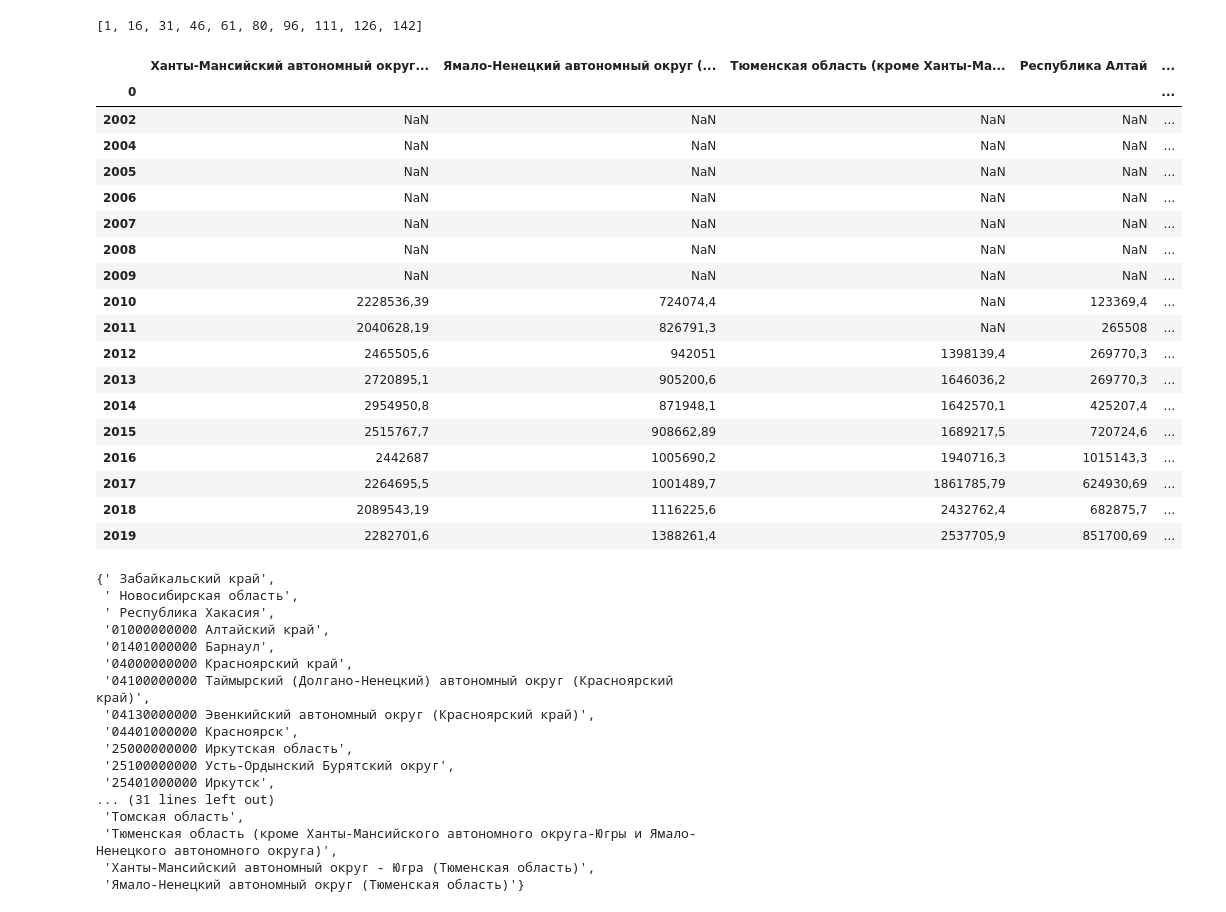
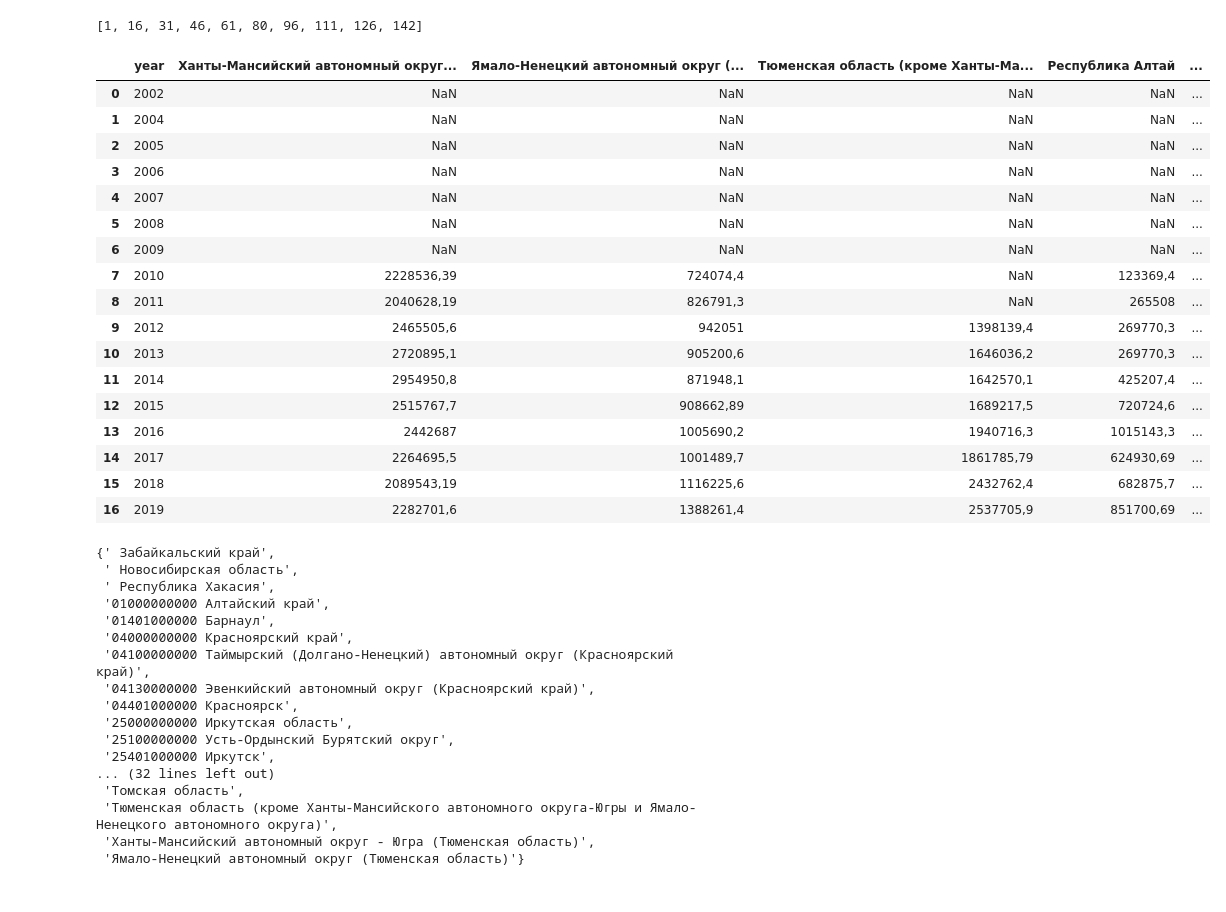
Before and after one commit to MikeTsvirkunov/trends-in-demand-for-personnel-of-industrial-enterprises, a Jupyter notebook: Split_on_CSVs.ipynb, the cells around one changed output. Drawn from its saved outputs; the diff is of its cells as text; code cells hidden in the pictures.

```diff
--- a/Split_on_CSVs.ipynb
+++ b/Split_on_CSVs.ipynb
@@ -62,32 +62,36 @@ x
 # %%
 dfs = dict()
 for i in range(len(x)-1):
     k = df.iloc[x[i]:x[i+1]]
     k.columns = df_change_columns.columns
     f = k.iloc[1:].T
     f.columns = f.iloc[0:1].T[np.nan].to_list()
-    dfs[k[np.nan].to_list()[0]] = f.iloc[1:]
+    g = f.iloc[1:].reset_index(drop=True)
+    g['year'] = df_change_columns.columns[1:]
+    g = g[g.columns.to_list()[-1:] + g.columns.to_list()[:-1]]
+    # .reset_index(drop=True)
+    # print(f.iloc[1:].rename(index={np.nan: 'year'}).index)
+    dfs[k[np.nan].to_list()[0]] = g #f.iloc[1:].rename(index={np.nan: 'year'})#, inplace=True)
 dfs[list(dfs.keys())[0]]
 # %% [output]
-|  | Ханты-Мансийский автономный округ... | Ямало-Ненецкий автономный округ (... | Тюменская область (кроме Ханты-Ма... | Республика Алтай | ... |
-| 0 |  |  |  |  | ... |
-| 2002 | NaN | NaN | NaN | NaN | ... |
-| 2004 | NaN | NaN | NaN | NaN | ... |
-| 2005 | NaN | NaN | NaN | NaN | ... |
-| 2006 | NaN | NaN | NaN | NaN | ... |
-| 2007 | NaN | NaN | NaN | NaN | ... |
-| 2008 | NaN | NaN | NaN | NaN | ... |
-| 2009 | NaN | NaN | NaN | NaN | ... |
-| 2010 | 2228536,39 | 724074,4 | NaN | 123369,4 | ... |
-| 2011 | 2040628,19 | 826791,3 | NaN | 265508 | ... |
-| 2012 | 2465505,6 | 942051 | 1398139,4 | 269770,3 | ... |
-| 2013 | 2720895,1 | 905200,6 | 1646036,2 | 269770,3 | ... |
-| 2014 | 2954950,8 | 871948,1 | 1642570,1 | 425207,4 | ... |
-| 2015 | 2515767,7 | 908662,89 | 1689217,5 | 720724,6 | ... |
-| 2016 | 2442687 | 1005690,2 | 1940716,3 | 1015143,3 | ... |
-| 2017 | 2264695,5 | 1001489,7 | 1861785,79 | 624930,69 | ... |
-| 2018 | 2089543,19 | 1116225,6 | 2432762,4 | 682875,7 | ... |
-| 2019 | 2282701,6 | 1388261,4 | 2537705,9 | 851700,69 | ... |
+|  | year | Ханты-Мансийский автономный округ... | Ямало-Ненецкий автономный округ (... | Тюменская область (кроме Ханты-Ма... | Республика Алтай | ... |
+| 0 | 2002 | NaN | NaN | NaN | NaN | ... |
+| 1 | 2004 | NaN | NaN | NaN | NaN | ... |
+| 2 | 2005 | NaN | NaN | NaN | NaN | ... |
+| 3 | 2006 | NaN | NaN | NaN | NaN | ... |
+| 4 | 2007 | NaN | NaN | NaN | NaN | ... |
+| 5 | 2008 | NaN | NaN | NaN | NaN | ... |
+| 6 | 2009 | NaN | NaN | NaN | NaN | ... |
+| 7 | 2010 | 2228536,39 | 724074,4 | NaN | 123369,4 | ... |
+| 8 | 2011 | 2040628,19 | 826791,3 | NaN | 265508 | ... |
+| 9 | 2012 | 2465505,6 | 942051 | 1398139,4 | 269770,3 | ... |
+| 10 | 2013 | 2720895,1 | 905200,6 | 1646036,2 | 269770,3 | ... |
+| 11 | 2014 | 2954950,8 | 871948,1 | 1642570,1 | 425207,4 | ... |
+| 12 | 2015 | 2515767,7 | 908662,89 | 1689217,5 | 720724,6 | ... |
+| 13 | 2016 | 2442687 | 1005690,2 | 1940716,3 | 1015143,3 | ... |
+| 14 | 2017 | 2264695,5 | 1001489,7 | 1861785,79 | 624930,69 | ... |
+| 15 | 2018 | 2089543,19 | 1116225,6 | 2432762,4 | 682875,7 | ... |
+| 16 | 2019 | 2282701,6 | 1388261,4 | 2537705,9 | 851700,69 | ... |
 # %%
 for i in dfs:
     dfs[i].to_csv(f'DATA/Split/{i}.csv')
@@ -110,7 +114,7 @@ ter_exp
  '25000000000 Иркутская область',
  '25100000000 Усть-Ордынский Бурятский округ',
  '25401000000 Иркутск',
-... (31 lines left out)
+... (32 lines left out)
  'Томская область',
  'Тюменская область (кроме Ханты-Мансийского автономного округа-Югры и Ямало-Ненецкого автономного округа)',
  'Ханты-Мансийский автономный округ - Югра (Тюменская область)',
```
Also changed, not shown: parts of 3 cells of this notebook, 46 other files.
